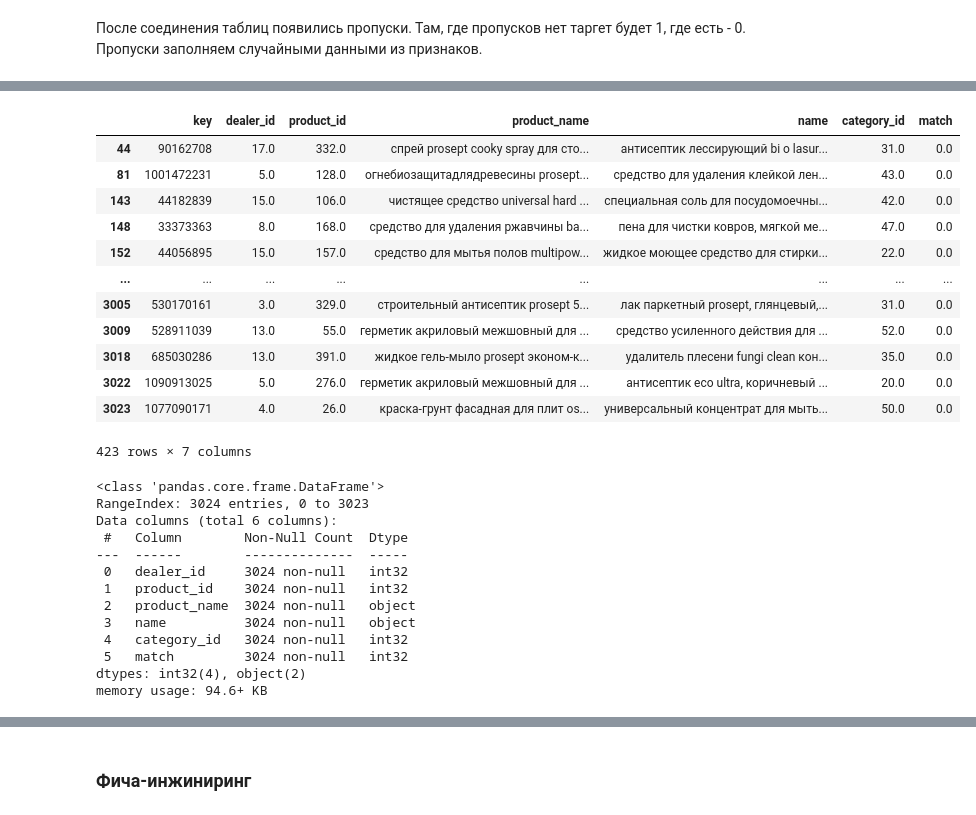
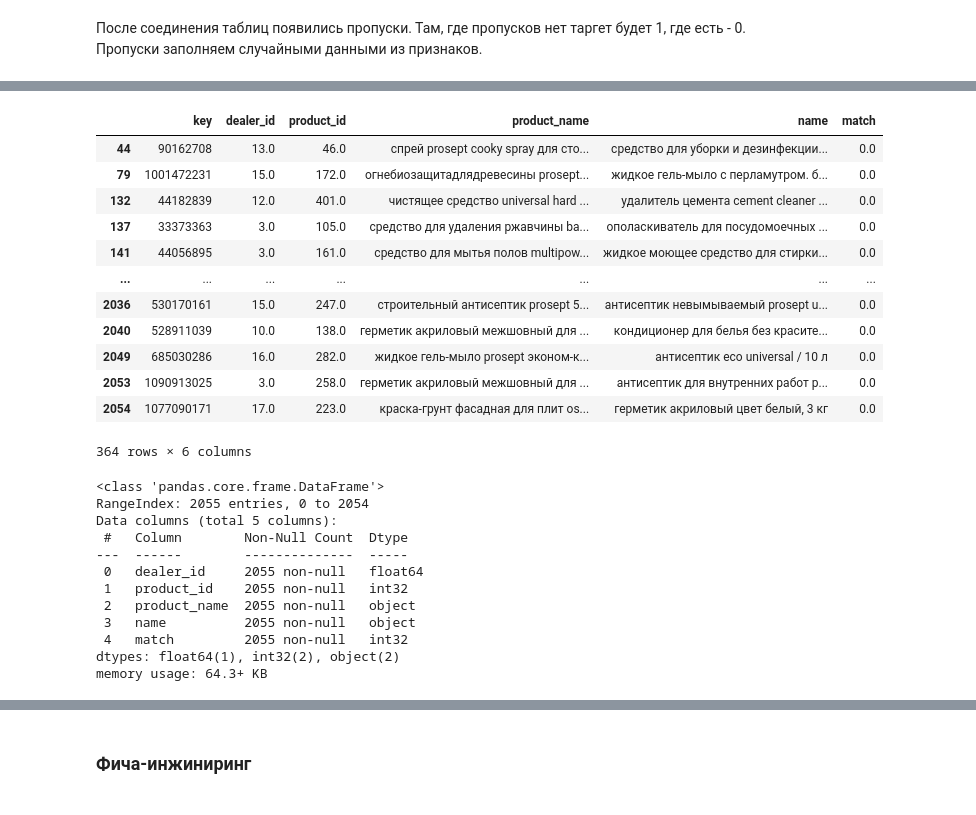
Before and after one commit to Decepticons-Hackathon/data-science, a Jupyter notebook: project_description/hackathon_prosept.ipynb, the cells around one changed output, grey strips where cells are left out. Drawn from its saved outputs; the diff is of its cells as text; code cells hidden in the pictures.

```diff
--- a/project_description/hackathon_prosept.ipynb
+++ b/project_description/hackathon_prosept.ipynb
@@ -315,5 +513,9 @@ def re_name(name):
     мылоPROSEPT -> мыло PROSEPT.
     Приводит буквы к нижнему регистру.
     """
-    return re.sub(r"(?<=[а-яa-z])(?=[A-Z])|(?=[а-я])(?<=[A-Za-z])|(?<=[a-z])(?=[0-9])", " ", name).lower()
+    try:
+        clean_text = re.sub(r"(?<=[а-яa-z])(?=[A-Z])|(?=[а-я])(?<=[A-Za-z])|(?<=[a-z])(?=[0-9])", " ", name).lower()
+        return clean_text
+    except:
+        return name
 # %% [markdown]
@@ -403,0 +610,2 @@ dealer_price_new
+# %%
+dealer_price_new = dealer_price_new.drop_duplicates()
@@ -437,11 +659,10 @@ product.describe()
 | 75% | 4.680008e+12 | 839.500000 | 1799.500000 | 41.000000 | 4.529848e+08 | 1.501234e+08 |
 | max | 4.680008e+12 | 8011.000000 | 14980.000000 | 57.000000 | 5.776281e+08 | 1.702115e+08 |
 # %%
-#оставлю только те строки, которые есть в таблице для матчинга, оставлю признаки name и category_id
-product_new = product.copy().loc[:product_dealer_key.max()["product_id"]][["name", "category_id"]]
-#пропуски в category_id заполню заглушкой 0
-product_new["category_id"] = product_new["category_id"].fillna(0).astype(int)
-product_new["name"] = product_new["name"].apply(re_name)
+#оставляем только те строки, которые есть в таблице для матчинга, оставляем признак name
+product_new = product.copy().loc[:product_dealer_key.max()["product_id"]]["name"]
+# %%
+product_new = product_new.apply(re_name)
 # %%
 product_new
 # %% [output]
@@ -543,46 +763,45 @@ dtype: int64
 # %%
 #выделяем класс 0
 temp = df[df["match"] == 0]
 #выделяем случайные данные для класса 0
 temp1 = df[df["match"] == 1].sample(n=len(temp),random_state=RANDOM_STATE)
 #добавляем данные заказчика в таблицу с 0 классом
-for i in ["dealer_id", "product_id", "name", "category_id"]:
+for i in ["dealer_id", "product_id", "name"]:
     temp[i] = list(temp1[i])
 temp
 # %% [output]
-|  | key | dealer_id | product_id | product_name | name | category_id | match |
-| 44 | 90162708 | 17.0 | 332.0 | спрей prosept cooky spray для сто... | антисептик лессирующий bi o lasur... | 31.0 | 0.0 |
-| 81 | 1001472231 | 5.0 | 128.0 | огнебиозащитадлядревесины prosept... | средство для удаления клейкой лен... | 43.0 | 0.0 |
-| 143 | 44182839 | 15.0 | 106.0 | чистящее средство universal hard ... | специальная соль для посудомоечны... | 42.0 | 0.0 |
-| 148 | 33373363 | 8.0 | 168.0 | средство для удаления ржавчины ba... | пена для чистки ковров, мягкой ме... | 47.0 | 0.0 |
-| 152 | 44056895 | 15.0 | 157.0 | средство для мытья полов multipow... | жидкое моющее средство для стирки... | 22.0 | 0.0 |
-| ... | ... | ... | ... | ... | ... | ... | ... |
-| 3005 | 530170161 | 3.0 | 329.0 | строительный антисептик prosept 5... | лак паркетный prosept, глянцевый,... | 31.0 | 0.0 |
-| 3009 | 528911039 | 13.0 | 55.0 | герметик акриловый межшовный для ... | средство усиленного действия для ... | 52.0 | 0.0 |
-| 3018 | 685030286 | 13.0 | 391.0 | жидкое гель-мыло prosept эконом-к... | удалитель плесени fungi clean кон... | 35.0 | 0.0 |
-| 3022 | 1090913025 | 5.0 | 276.0 | герметик акриловый межшовный для ... | антисептик eco ultra, коричневый ... | 20.0 | 0.0 |
-| 3023 | 1077090171 | 4.0 | 26.0 | краска-грунт фасадная для плит os... | универсальный концентрат для мыть... | 50.0 | 0.0 |
+|  | key | dealer_id | product_id | product_name | name | match |
+| 44 | 90162708 | 13.0 | 46.0 | спрей prosept cooky spray для сто... | средство для уборки и дезинфекции... | 0.0 |
+| 79 | 1001472231 | 15.0 | 172.0 | огнебиозащитадлядревесины prosept... | жидкое гель-мыло с перламутром. б... | 0.0 |
+| 132 | 44182839 | 12.0 | 401.0 | чистящее средство universal hard ... | удалитель цемента cement cleaner ... | 0.0 |
+| 137 | 33373363 | 3.0 | 105.0 | средство для удаления ржавчины ba... | ополаскиватель для посудомоечных ... | 0.0 |
+| 141 | 44056895 | 3.0 | 161.0 | средство для мытья полов multipow... | жидкое моющее средство для стирки... | 0.0 |
+| ... | ... | ... | ... | ... | ... | ... |
+| 2036 | 530170161 | 15.0 | 247.0 | строительный антисептик prosept 5... | антисептик невымываемый prosept u... | 0.0 |
+| 2040 | 528911039 | 10.0 | 138.0 | герметик акриловый межшовный для ... | кондиционер для белья без красите... | 0.0 |
+| 2049 | 685030286 | 16.0 | 282.0 | жидкое гель-мыло prosept эконом-к... | антисептик eco universal / 10 л | 0.0 |
+| 2053 | 1090913025 | 3.0 | 258.0 | герметик акриловый межшовный для ... | антисептик для внутренних работ p... | 0.0 |
+| 2054 | 1077090171 | 17.0 | 223.0 | краска-грунт фасадная для плит os... | герметик акриловый цвет белый, 3 кг | 0.0 |
-423 rows × 7 columns
+364 rows × 6 columns
 # %%
 dataframe_final = pd.concat([temp,(df.loc[df["match"] == 1])], ignore_index=True).drop(["key"], axis=1)
 # %%
-for i in ["dealer_id", "product_id", "match", "category_id"]:
+for i in ["product_id", "match"]:
     dataframe_final[i] = dataframe_final[i].astype(int)
 dataframe_final.info()
 # %% [output]
 <class 'pandas.core.frame.DataFrame'>
-RangeIndex: 3024 entries, 0 to 3023
-Data columns (total 6 columns):
+RangeIndex: 2055 entries, 0 to 2054
+Data columns (total 5 columns):
  #   Column        Non-Null Count  Dtype
 ---  ------        --------------  -----
- 0   dealer_id     3024 non-null   int32
- 1   product_id    3024 non-null   int32
- 2   product_name  3024 non-null   object
- 3   name          3024 non-null   object
- 4   category_id   3024 non-null   int32
- 5   match         3024 non-null   int32
-dtypes: int32(4), object(2)
-memory usage: 94.6+ KB
+ 0   dealer_id     2055 non-null   float64
+ 1   product_id    2055 non-null   int32
+ 2   product_name  2055 non-null   object
+ 3   name          2055 non-null   object
+ 4   match         2055 non-null   int32
+dtypes: float64(1), int32(2), object(2)
+memory usage: 64.3+ KB
 # %%
 dataframe_final
 # %% [output]
```
Also changed, not shown: parts of 135 cells of this notebook, 3 other files.
